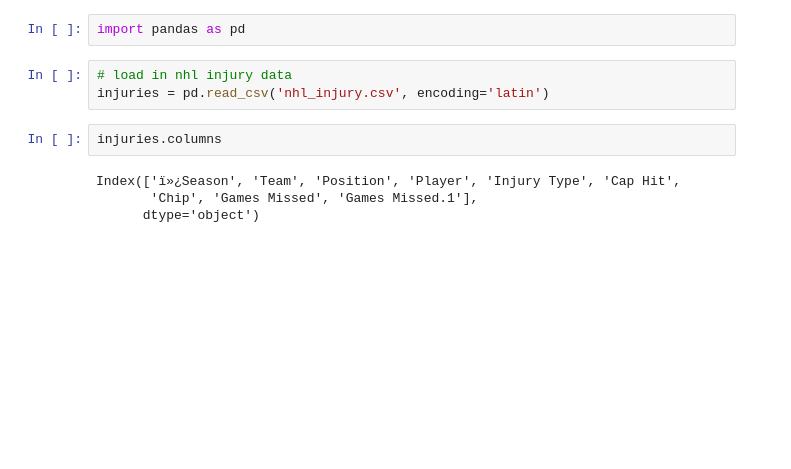
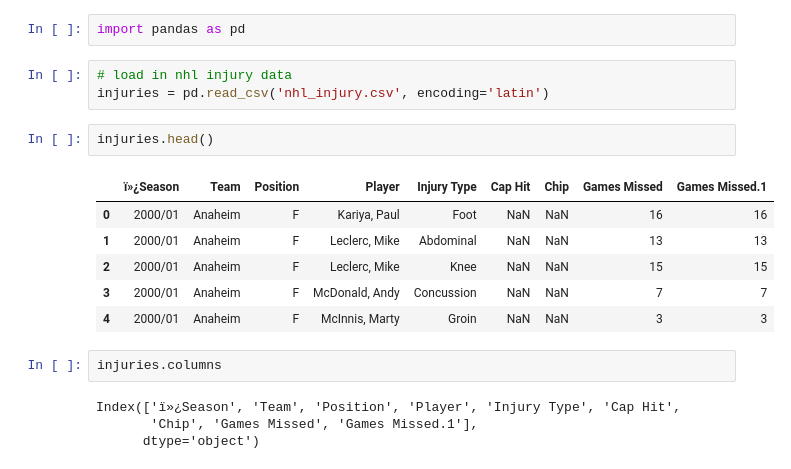
Before and after one commit to Marissa841/Predicting-Head-Injuries-in-NHL-Players--A-Machine-Learning-Approach, a Jupyter notebook: notebook_1.ipynb, the cells around one changed output. Saved outputs shown, nothing was run; the diff lists cells and outputs as text; blank space fills up the shorter version.

```diff
--- a/Untitled.ipynb
+++ b/notebook_1.ipynb
@@ -28,6 +60,15 @@ import pandas as pd
 # %%
 # load in nhl injury data
 injuries = pd.read_csv('nhl_injury.csv', encoding='latin')
+# %%
+injuries.head()
+# %% [output]
+|  | ï»¿Season | Team | Position | Player | Injury Type | Cap Hit | Chip | Games Missed | Games Missed.1 |
+| 0 | 2000/01 | Anaheim | F | Kariya, Paul | Foot | NaN | NaN | 16 | 16 |
+| 1 | 2000/01 | Anaheim | F | Leclerc, Mike | Abdominal | NaN | NaN | 13 | 13 |
+| 2 | 2000/01 | Anaheim | F | Leclerc, Mike | Knee | NaN | NaN | 15 | 15 |
+| 3 | 2000/01 | Anaheim | F | McDonald, Andy | Concussion | NaN | NaN | 7 | 7 |
+| 4 | 2000/01 | Anaheim | F | McInnis, Marty | Groin | NaN | NaN | 3 | 3 |
 # %%
 injuries.columns
 # %% [output]
```
Also changed, not shown: parts of 22 cells of this notebook.
